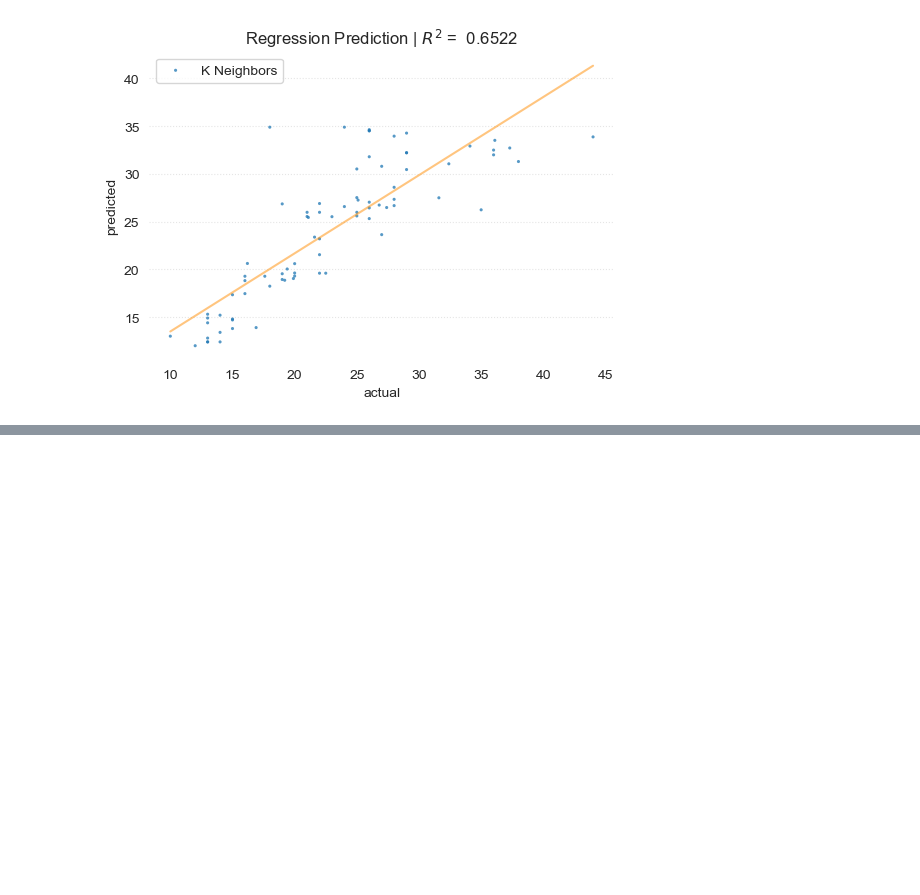
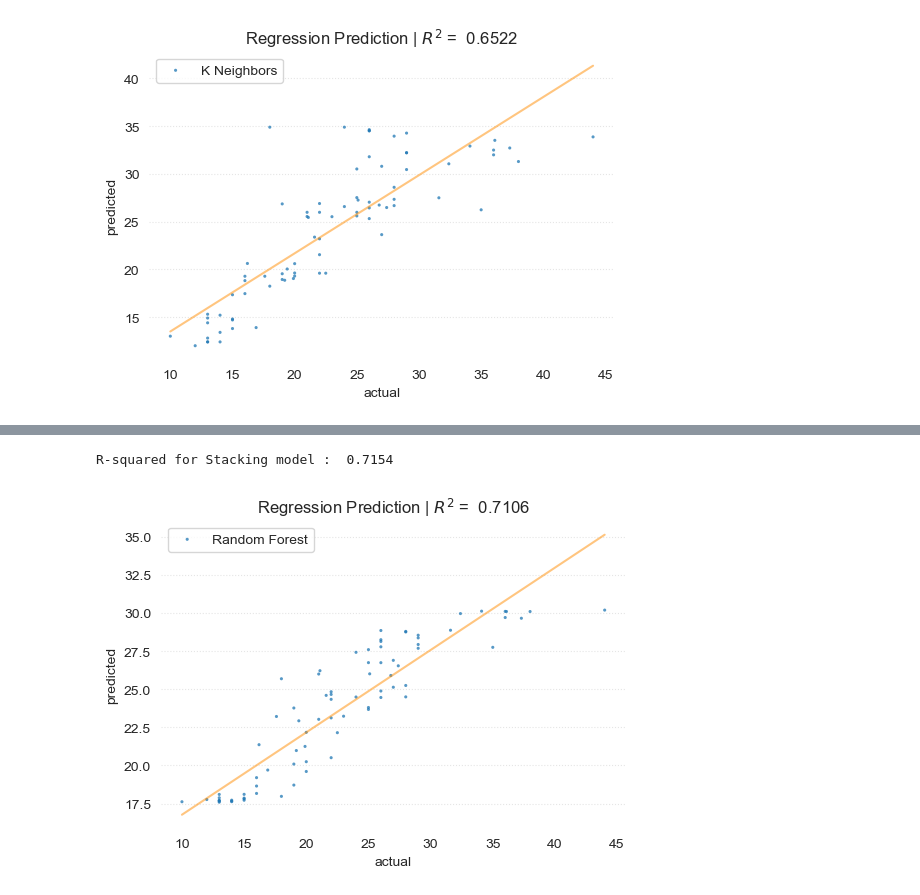
Before and after one commit to Tommylee1013/DataScience, a Jupyter notebook: Notes/mpg.ipynb, the cells around one changed output, grey strips where cells are left out. Saved outputs shown, nothing was run; the diff lists cells and outputs as text; code cells hidden in the pictures; blank space fills up the shorter version.

```diff
--- a/Notes/mpg.ipynb
+++ b/Notes/mpg.ipynb
@@ -438,0 +659,6 @@ plt.show()
+# %%
+stack_score = r2_score(y_train, stacking.predict(X_train))
+stacking_pred = stacking.predict(X_test)
+print(f'R-squared for Stacking model : {stack_score : .4f}')
+# %% [output]
+R-squared for Stacking model :  0.7154
@@ -438,0 +667,29 @@ plt.show()
+# %%
+fig, ax = plt.subplots(figsize = (6, 4))
+m, b = np.polyfit(y_test, stacking_pred, 1)
+
+ax.scatter(
+    y_test,
+    stacking_pred,
+    label = 'Random Forest',
+    edgecolor = 'none',
+    s = 5,
+    alpha = 0.75
+)
+ax.plot(
+    np.sort(y_test),
+    m * np.sort(y_test) + b,
+    color = 'darkorange',
+    alpha = 0.5
+)
+for spine in ax.spines.values():
+    spine.set_visible(False)
+ax.grid(False)
+ax.yaxis.grid(True, ls = ':', alpha = 0.5)
+ax.legend()
+plt.xlabel('actual')
+plt.ylabel('predicted')
+plt.title(rf'Regression Prediction | $R^2$ = {stacking_prob : .4f}')
+plt.show()
+# %% [output]
+[figure, added]
```
Also changed, not shown: parts of 18 cells of this notebook.
